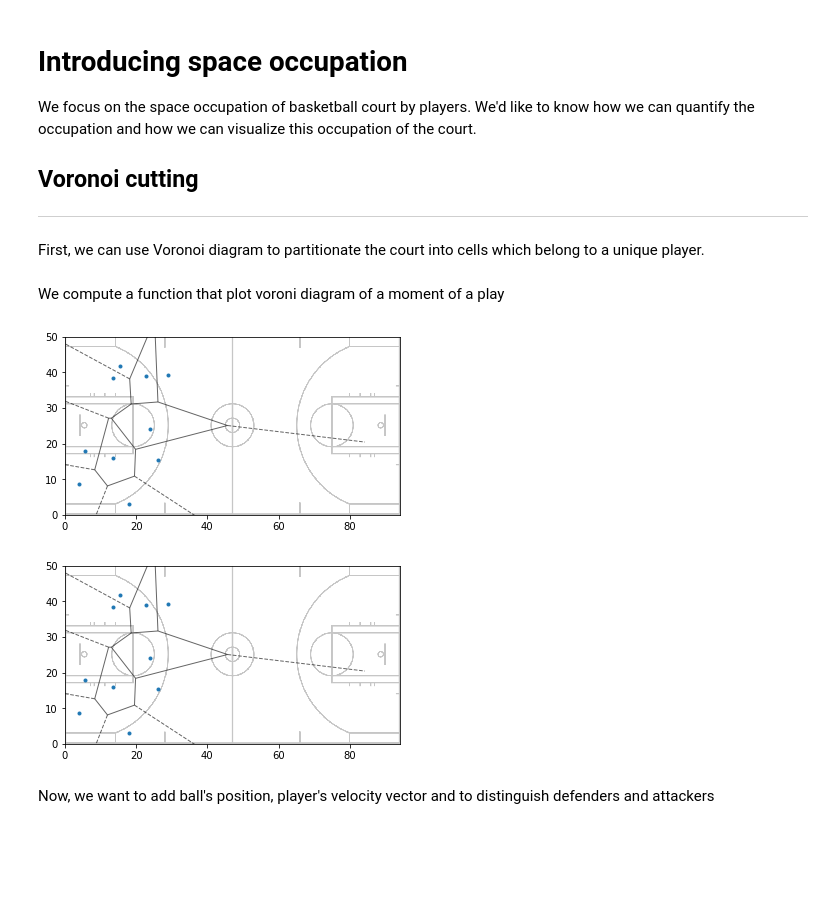
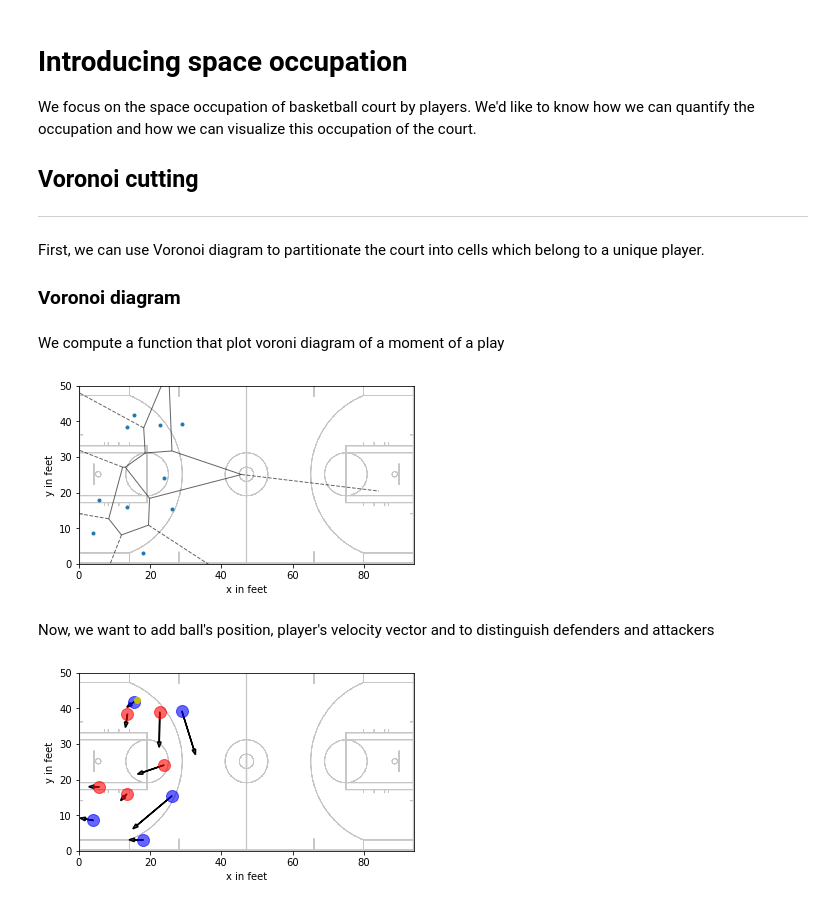
Before and after one commit to AmigoCap/MecaSportCo, a Jupyter notebook: Notebooks/1_Introduction_Space_occupation.ipynb, the cells around one changed output. Cells and saved outputs as stored; diff of their text form; code cells hidden in the pictures; blank space fills up the shorter version.

```diff
--- a/Notebooks/1_Introduction_Space_occupation.ipynb
+++ b/Notebooks/1_Introduction_Space_occupation.ipynb
@@ -7,6 +7,8 @@ We focus on the space occupation of basketball court by players. We'd like to kn
 ----
 
 First, we can use Voronoi diagram to partitionate the court into cells which belong to a unique player.
+
+### Voronoi diagram
 # %%
 from data_extracter import json_extracter
 import numpy as np
@@ -19,21 +21,22 @@ We compute a function that plot voroni diagram of a moment of a play
 # %%
 from scipy.spatial import Voronoi, voronoi_plot_2d
 
-def voronoi(event_index,mom_index):
-    event=events[event_index]
-    moment=event['moments'][mom_index][5] # we only take the five index of moment info because it contains players' and ball's position
+def voronoi(event_id,mom_id):
+    event=events[event_id]
+    moment=event['moments'][mom_id][5] # we only take the five index of moment info because it contains players' and ball's position
     points = np.array([[player[2],player[3]] for player in moment[1:]])
     vor = Voronoi(points)
     fig = voronoi_plot_2d(vor, show_vertices=False, line_colors='black',line_width=1, line_alpha=0.6, point_size=0)
     plt.xlim(0,94) #force the plt.show to adapt the size
     plt.ylim(0,50)
+    plt.xlabel('x in feet')
+    plt.ylabel('y in feet')
 
 voronoi(0,25)
 field = plt.imread("Images/fullcourt.png")
 plt.imshow(field, extent=[0,94,0,50])
 plt.show()
 # %% [output]
-[figure, old version]
+[figure, new version]
-[figure, removed]
 # %% [markdown]
 Now, we want to add ball's position, player's velocity vector and to distinguish defenders and attackers
@@ -41,0 +85,4 @@ def
+# %%
+print_court_teams_occupation(0,25,voronoi_cut=False)
+# %% [output]
+[figure, added]
```
Also changed, not shown: parts of 15 cells of this notebook, 2 other files.
